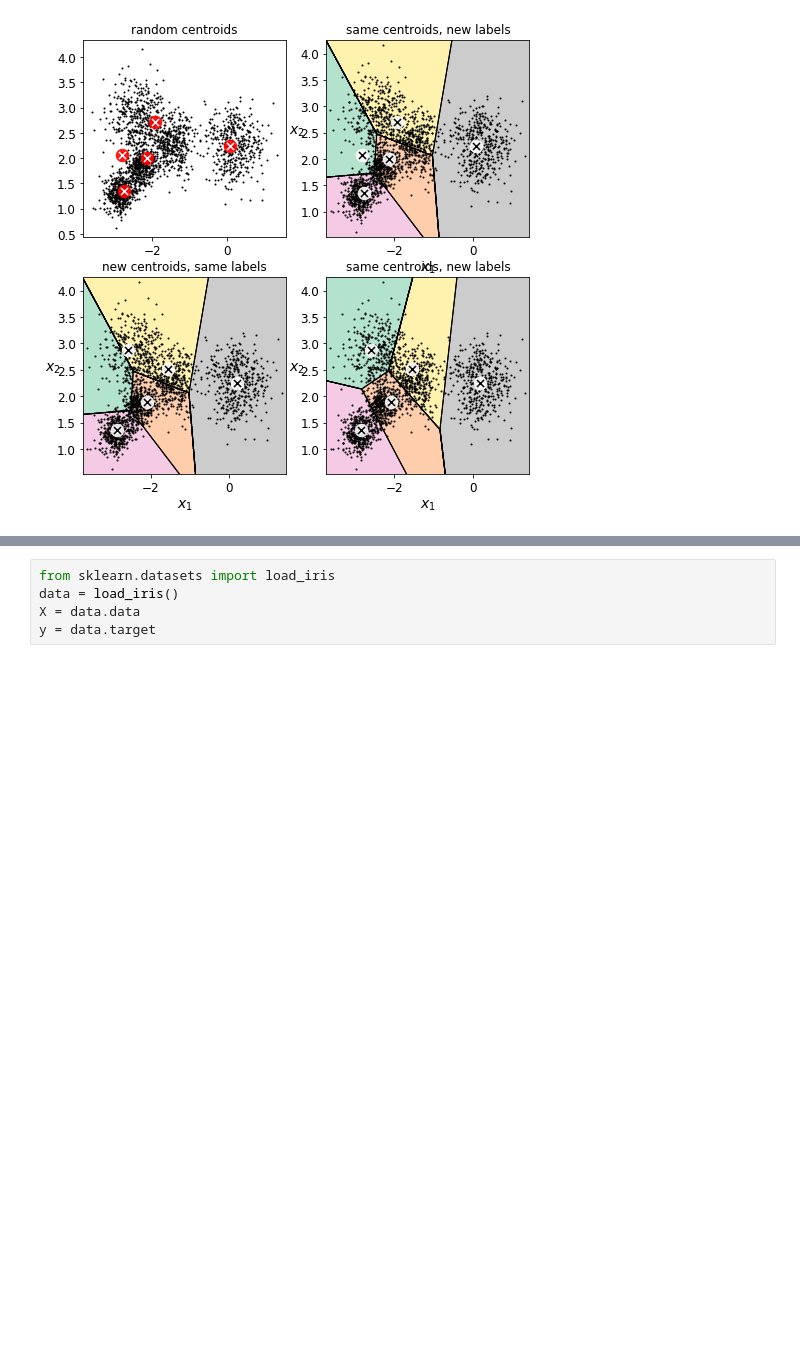
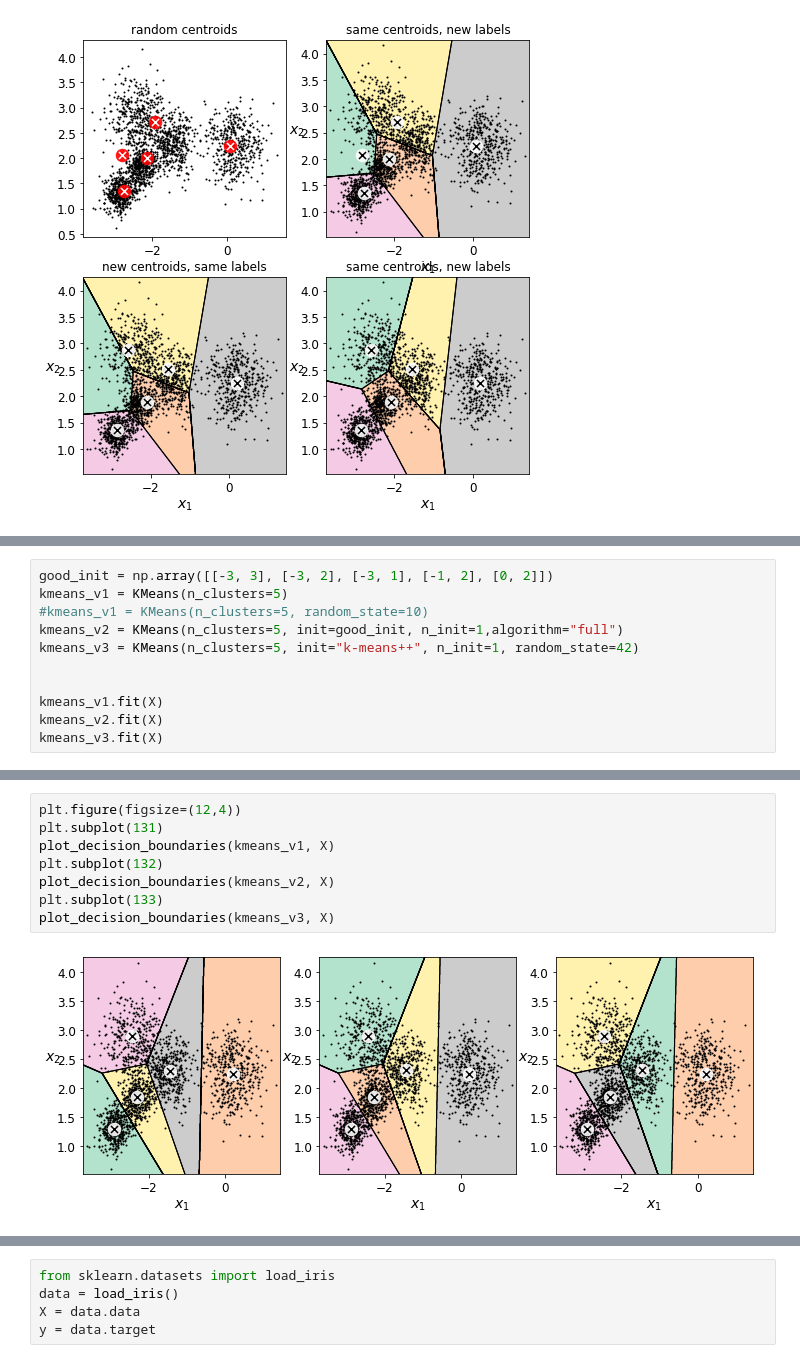
Before and after one commit to dtrad/geoml_course, a Jupyter notebook: Practice16Unsupervised.ipynb, the cells around one changed output, grey strips where cells are left out. Cells and saved outputs as stored; diff of their text form; blank space fills up the shorter version.

```diff
--- a/Practice16Unsupervised.ipynb
+++ b/Practice16Unsupervised.ipynb
@@ -178,0 +241,11 @@ Text(0.5, 1.0, 'same centroids, new labels')
+# %%
+good_init = np.array([[-3, 3], [-3, 2], [-3, 1], [-1, 2], [0, 2]])
+kmeans_v1 = KMeans(n_clusters=5)
+#kmeans_v1 = KMeans(n_clusters=5, random_state=10)
+kmeans_v2 = KMeans(n_clusters=5, init=good_init, n_init=1,algorithm="full")
+kmeans_v3 = KMeans(n_clusters=5, init="k-means++", n_init=1, random_state=42)
+
+
+kmeans_v1.fit(X)
+kmeans_v2.fit(X)
+kmeans_v3.fit(X)
@@ -178,0 +264,10 @@ Text(0.5, 1.0, 'same centroids, new labels')
+# %%
+plt.figure(figsize=(12,4))
+plt.subplot(131)
+plot_decision_boundaries(kmeans_v1, X)
+plt.subplot(132)
+plot_decision_boundaries(kmeans_v2, X)
+plt.subplot(133)
+plot_decision_boundaries(kmeans_v3, X)
+# %% [output]
+[figure, added]
```
Also changed, not shown: parts of 17 cells of this notebook.
